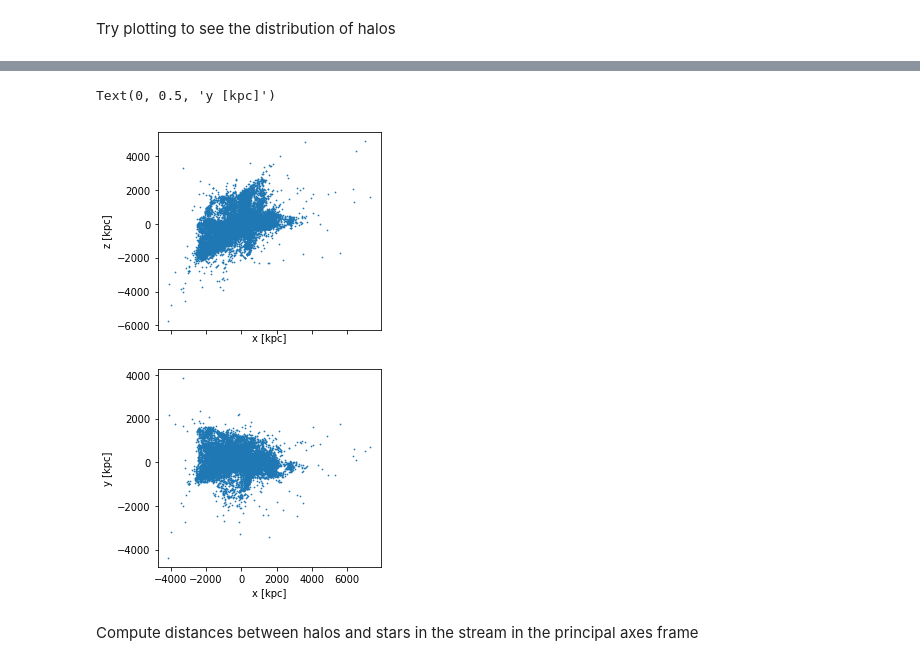
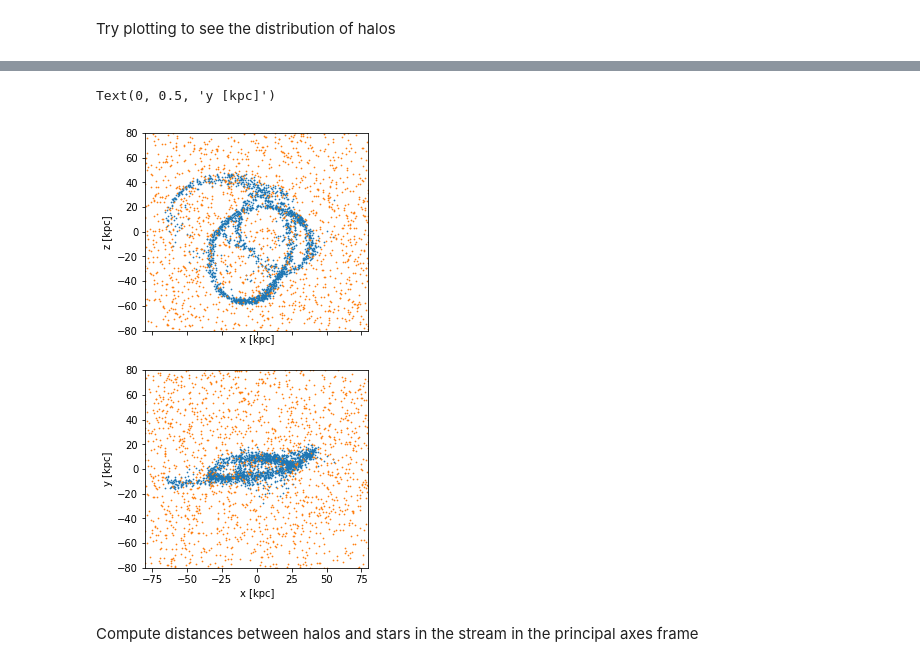
Before and after one commit to nonsk131/darkpy, a Jupyter notebook: stream1.ipynb, the cells around one changed output, grey strips where cells are left out. Cells and saved outputs as stored; diff of their text form; code cells hidden in the pictures.

```diff
--- a/stream1.ipynb
+++ b/stream1.ipynb
@@ -158,18 +170,20 @@ Try plotting to see the distribution of halos
 # %%
 fig, ax = plt.subplots(2,figsize=(4,8),sharex=True)
+ax[0].scatter(pos_pa[:,0], pos_pa[:,2], s=0.5)
 ax[0].scatter(pos_pa_hal[:,0], pos_pa_hal[:,2], s=0.5)
-#ax[0].set_xlim((-80, 80))
-#ax[0].set_ylim((-80, 80))
+ax[0].set_xlim((-80, 80))
+ax[0].set_ylim((-80, 80))
 ax[0].set_xlabel('x [kpc]')
 ax[0].set_ylabel('z [kpc]')
+ax[1].scatter(pos_pa[:,0], pos_pa[:,1], s=0.5)
 ax[1].scatter(pos_pa_hal[:,0], pos_pa_hal[:,1], s=0.5)
-#ax[1].set_xlim((-80, 80))
-#ax[1].set_ylim((-80, 80))
+ax[1].set_xlim((-80, 80))
+ax[1].set_ylim((-80, 80))
 ax[1].set_xlabel('x [kpc]')
 ax[1].set_ylabel('y [kpc]')
 # %% [output]
 Text(0, 0.5, 'y [kpc]')
-[figure, old version]
+[figure, new version]
 # %% [markdown]
 Compute distances between halos and stars in the stream in the principal axes frame
 # %%
```
Also changed, not shown: parts of 10 cells of this notebook.
